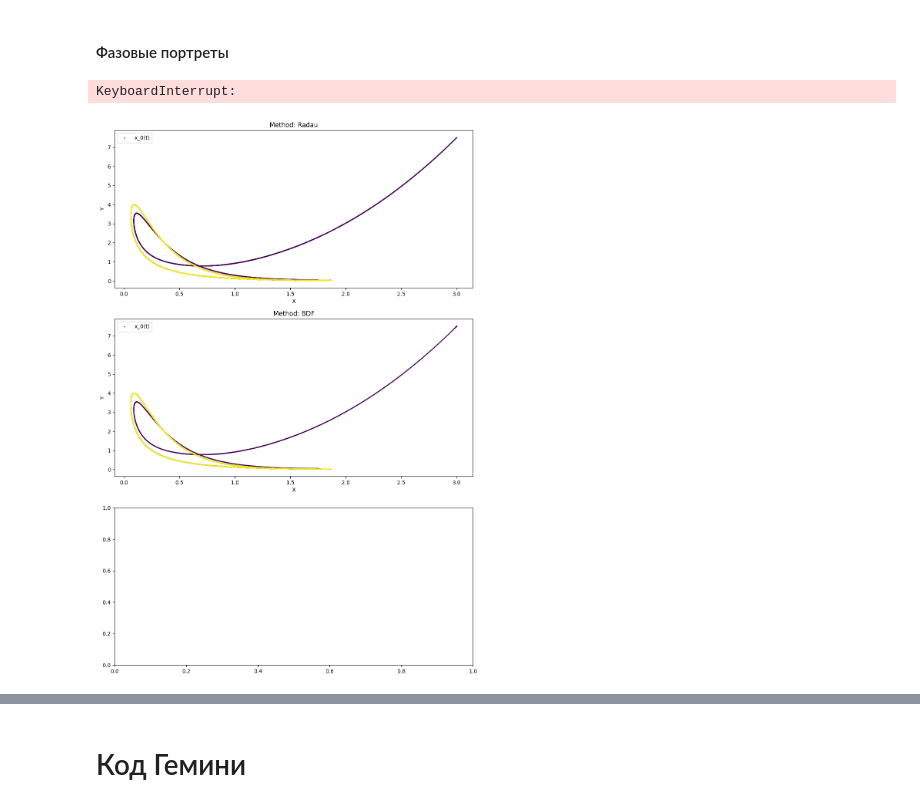
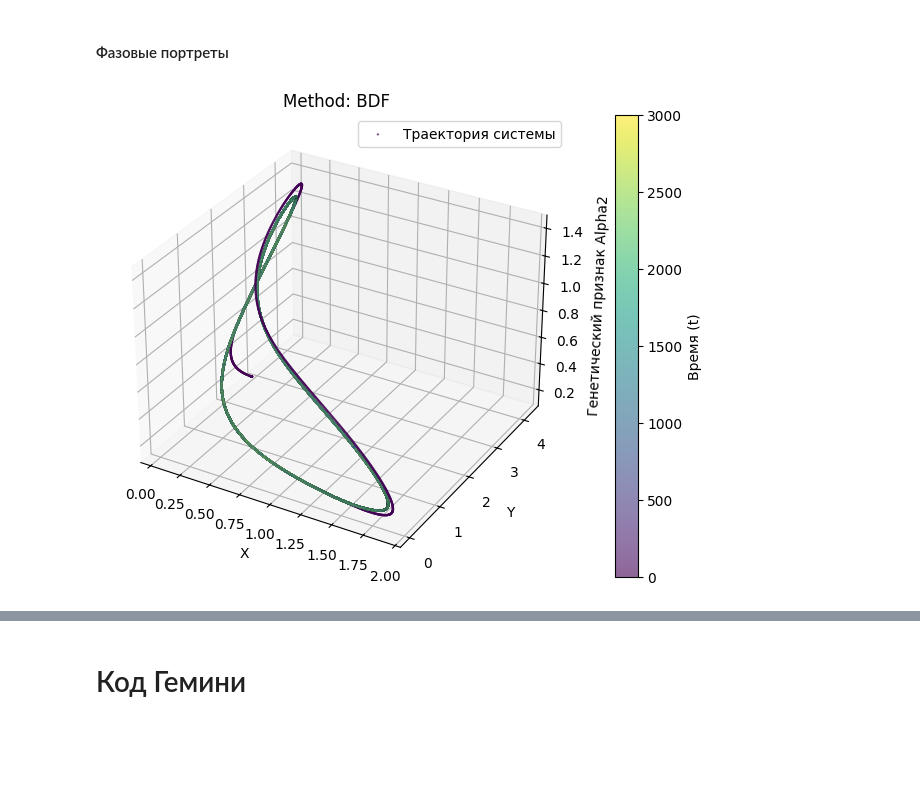
Before and after one commit to Tisuder/NM-population-evolution, a Jupyter notebook: main.ipynb, the cells around one changed output, grey strips where cells are left out. Saved outputs shown, nothing was run; the diff lists cells and outputs as text; code cells hidden in the pictures; blank space fills up the shorter version.

```diff
--- a/main.ipynb
+++ b/main.ipynb
@@ -48,7 +76,7 @@ filterwarnings("ignore", category=UserWarning)
 ### Система
 # %%
 @njit
-def system_func(t, v, epsilon=0.05):
+def system_func(t, v, epsilon=0.05, extinction_threshold=0.001):
     x, y, a2 = v
     a2_reg = a2 if abs(a2) > 1e-10 else 1e-10
 
@@ -56,6 +84,13 @@ def system_func(t, v, epsilon=0.05):
     dydt = y * (2 * a2 - 0.5 * y - 3.5 * (a2_reg**2) * x)
     da2dt = epsilon * (2 - 7 * a2 * x)
 
+    if x < extinction_threshold:
+        dxdt = 0
+    if y < extinction_threshold:
+        dydt = 0
+    if a2 < extinction_threshold:
+        da2dt = 0
+
     return np.array([dxdt, dydt, da2dt])
 # %% [markdown]
 ### Функции методов
@@ -487,28 +522,38 @@ Gear: In average, it took 2 iterations per step for convergence.
 # %% [markdown]
 #### Фазовые портреты
 # %%
-y0 = 3
-x0 = 7.5
-a0 = 0.8
+x0 = 0.4
+y0 = 1.4
+a0 = 0.5
+eps = 0.05
 
-t_max = 2000
+t_max = 3000
 
-y0_initial = np.array([y0, x0, a0], dtype=np.float64)
+y0_initial = np.array([x0, y0, a0], dtype=np.float64)
 mets = [
     # 'Radau',
     'BDF',
     # "LSODA"
         ]
-_, axes = plt.subplots(3, 1, figsize=(12, 18))
+
+eps_sys = lambda t, v: system_func(t, v, epsilon=eps)
+
+_, axes = plt.subplots(len(mets), 1, figsize=(12, len(mets)*6), squeeze=True, subplot_kw={'projection': '3d'},)
+axes = np.atleast_1d(axes)  # На случай, если будет только один метод
+
 for i, met in enumerate(mets):
-    res = solve_ivp(system_func, [0, t_max], y0_initial, method=met, atol=1e-12, rtol=1e-12)
-    for j in range(1):
-        axes[i].scatter(res.y[0], res.y[1], label=f'x_{j}(t)', c=res.t, s=1)
-        axes[i].set_xlabel("X")
-        axes[i].set_ylabel("Y")
-        # axes[i].set_ylim(0, 20)
-        axes[i].set_title(f"Method: {met}")
-        axes[i].legend()
+    res = solve_ivp(eps_sys, [0, t_max], y0_initial, method=met, atol=1e-12, rtol=1e-12)
+    sc = axes[i].scatter(res.y[0], res.y[1], res.y[2],
+                    label='Траектория системы',
+                         c=res.t, s=0.5, alpha=0.6)
+    axes[i].set_xlabel("X")
+    axes[i].set_ylabel("Y")
+    axes[i].set_zlabel("Генетический признак Alpha2")
+    # axes[i].set_ylim(0, 20)
+    axes[i].set_title(f"Method: {met}")
+    axes[i].legend()
+
+    cbar = axes[i].figure.colorbar(sc, ax=axes[i])
+    cbar.set_label('Время (t)')  # Название для хитбара
 # %% [output]
-KeyboardInterrupt:
-[figure, old version]
+[figure, new version]
```
Also changed, not shown: parts of 15 cells of this notebook, 6 other files.
